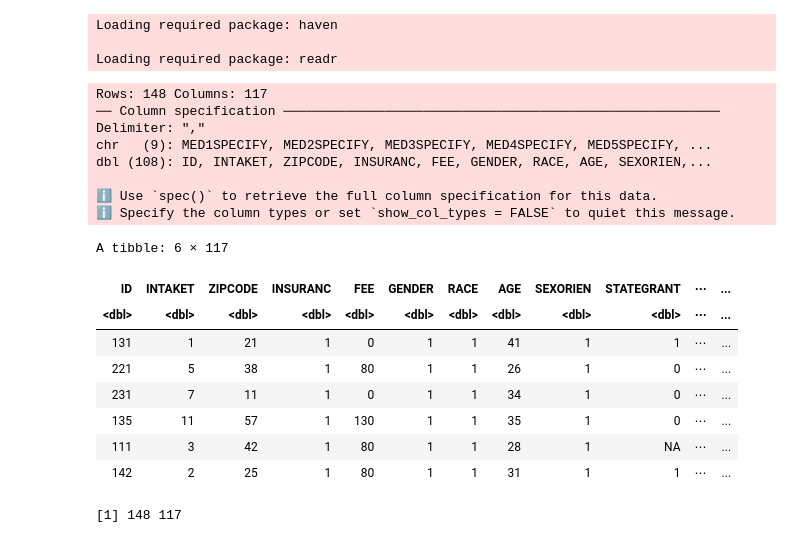
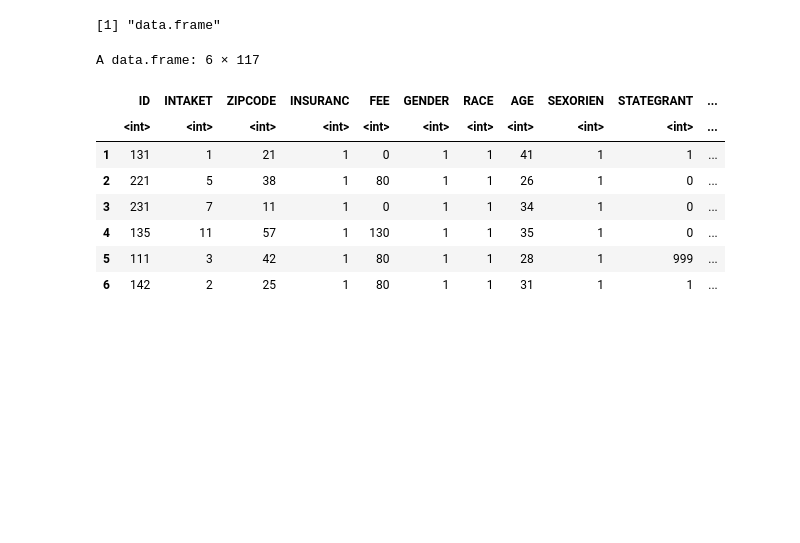
Before and after one commit to Xpliktcute/PUBHDATA, a Jupyter notebook: Data_Project.ipynb, the cells around one changed output. Cells and saved outputs as stored; diff of their text form; code cells hidden in the pictures; blank space fills up the shorter version.

```diff
--- a/Data_Project.ipynb
+++ b/Data_Project.ipynb
@@ -1,10 +1,2 @@
 # %% [markdown]
 <a href="https://colab.research.google.com/github/Xpliktcute/PUBHDATA/blob/main/Data_Project.ipynb" target="_parent"><img src="https://colab.research.google.com/assets/colab-badge.svg" alt="Open In Colab"/></a>
-# %%
-# Install and load necessary libraries
-if (!require("haven")) install.packages("haven")
-if (!require("readr")) install.packages("readr")
-# %% [output]
-Loading required package: haven
-
-Loading required package: readr
@@ -17,30 +3,26 @@ write_csv(data, "LGBTData")
 # %%
-# Install the readr package if it's not already installed
+# Install the readr package if you don't have it already
 if (!require("readr")) install.packages("readr")
 
-# Load the readr library
+# Load the readr package
 library(readr)
 
-# Read the CSV file into a data frame
-data <- read_csv("LGBTData")
-head(data)
-dim(data)
+# Load the data
+mydata <- read.csv("LGBTData.csv")
+
+# Check the class of the object
+class(mydata)
+
+# View the first few rows
+head(mydata)
 # %% [output]
-Rows: 148 Columns: 117
-── Column specification ────────────────────────────────────────────────────────
-Delimiter: ","
-chr   (9): MED1SPECIFY, MED2SPECIFY, MED3SPECIFY, MED4SPECIFY, MED5SPECIFY, ...
-dbl (108): ID, INTAKET, ZIPCODE, INSURANC, FEE, GENDER, RACE, AGE, SEXORIEN,...
-
-ℹ Use `spec()` to retrieve the full column specification for this data.
-ℹ Specify the column types or set `show_col_types = FALSE` to quiet this message.
+[1] "data.frame"
-A tibble: 6 × 117
+A data.frame: 6 × 117
-| ID | INTAKET | ZIPCODE | INSURANC | FEE | GENDER | RACE | AGE | SEXORIEN | STATEGRANT | ⋯ | ... |
-| <dbl> | <dbl> | <dbl> | <dbl> | <dbl> | <dbl> | <dbl> | <dbl> | <dbl> | <dbl> | ⋯ | ... |
-| 131 | 1 | 21 | 1 | 0 | 1 | 1 | 41 | 1 | 1 | ⋯ | ... |
-| 221 | 5 | 38 | 1 | 80 | 1 | 1 | 26 | 1 | 0 | ⋯ | ... |
-| 231 | 7 | 11 | 1 | 0 | 1 | 1 | 34 | 1 | 0 | ⋯ | ... |
-| 135 | 11 | 57 | 1 | 130 | 1 | 1 | 35 | 1 | 0 | ⋯ | ... |
-| 111 | 3 | 42 | 1 | 80 | 1 | 1 | 28 | 1 | NA | ⋯ | ... |
-| 142 | 2 | 25 | 1 | 80 | 1 | 1 | 31 | 1 | 1 | ⋯ | ... |
+|  | ID | INTAKET | ZIPCODE | INSURANC | FEE | GENDER | RACE | AGE | SEXORIEN | STATEGRANT | ... |
+|  | <int> | <int> | <int> | <int> | <int> | <int> | <int> | <int> | <int> | <int> | ... |
+| 1 | 131 | 1 | 21 | 1 | 0 | 1 | 1 | 41 | 1 | 1 | ... |
+| 2 | 221 | 5 | 38 | 1 | 80 | 1 | 1 | 26 | 1 | 0 | ... |
+| 3 | 231 | 7 | 11 | 1 | 0 | 1 | 1 | 34 | 1 | 0 | ... |
+| 4 | 135 | 11 | 57 | 1 | 130 | 1 | 1 | 35 | 1 | 0 | ... |
+| 5 | 111 | 3 | 42 | 1 | 80 | 1 | 1 | 28 | 1 | 999 | ... |
+| 6 | 142 | 2 | 25 | 1 | 80 | 1 | 1 | 31 | 1 | 1 | ... |
-[1] 148 117
```
Also changed, not shown: parts of 7 cells of this notebook.
